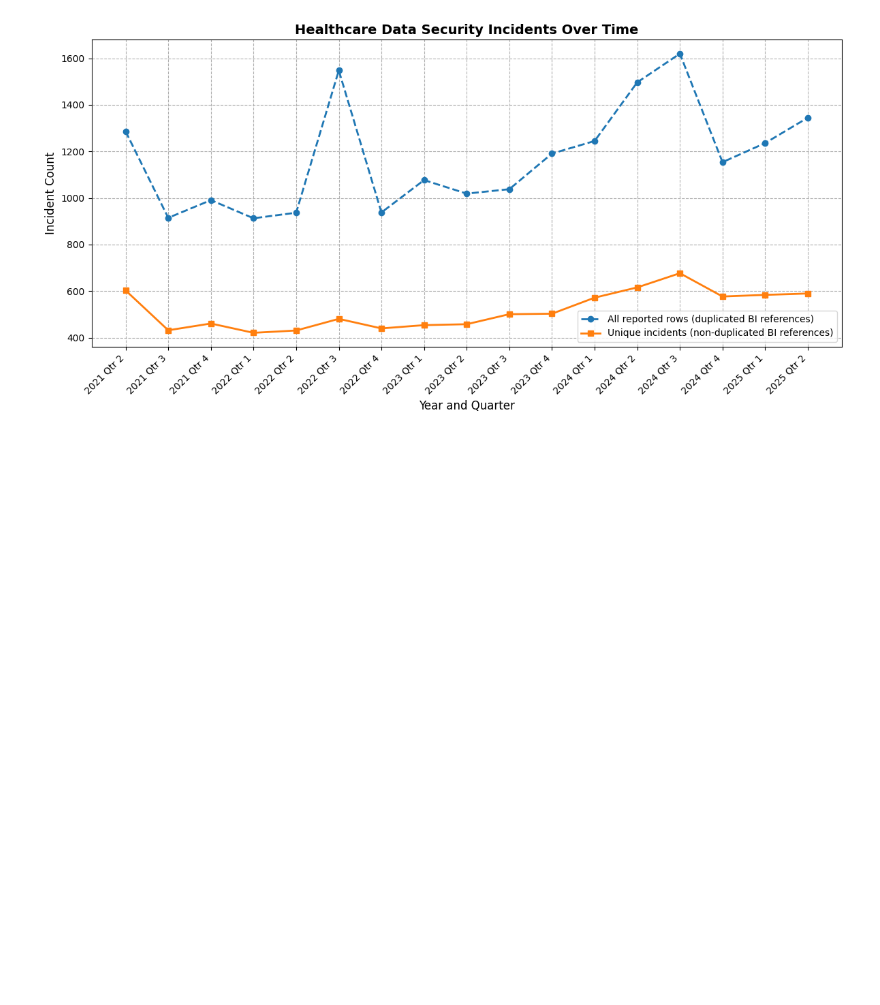
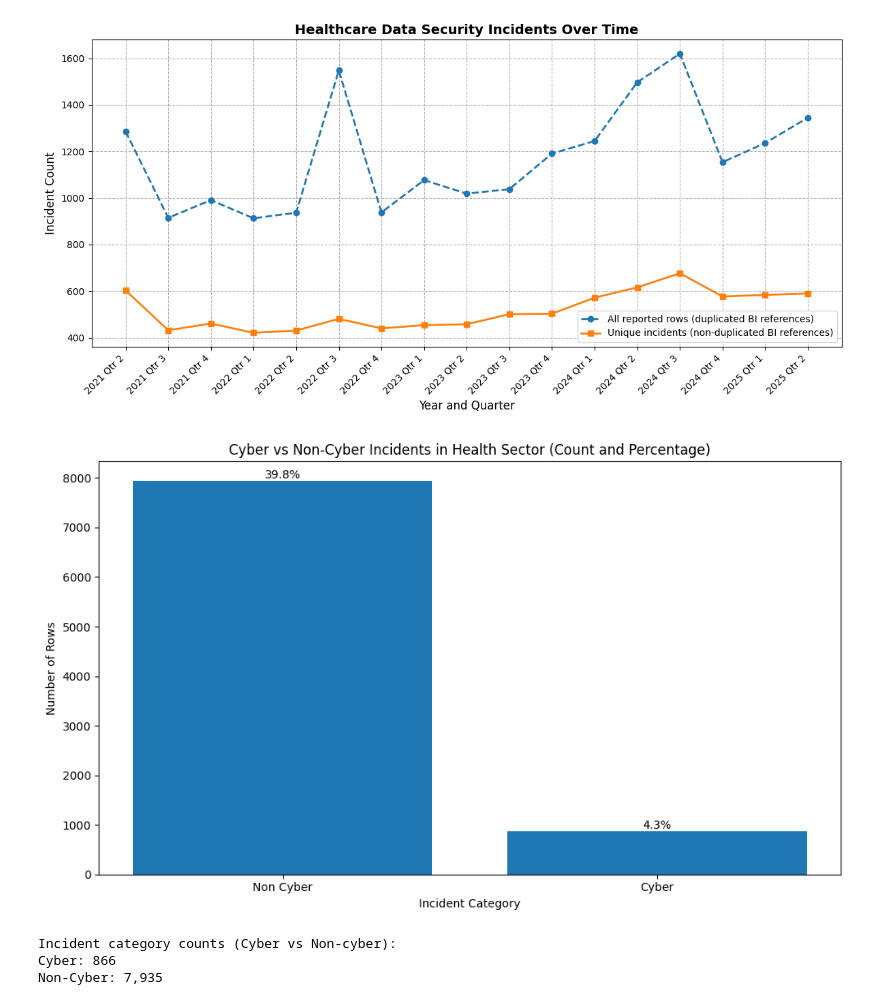
Before and after one commit to maycrowave/healthcare-data-incident-dashboard, a Jupyter notebook: models.ipynb, the cells around one changed output. Saved outputs shown, nothing was run; the diff lists cells and outputs as text; code cells hidden in the pictures; blank space fills up the shorter version.

```diff
--- a/models.ipynb
+++ b/models.ipynb
@@ -172,3 +198,21 @@ Data columns (total 11 columns):
  10  time_taken_to_report       19950 non-null  category
 dtypes: category(11)
 memory usage: 719.6 KB
+# %%
+# Order the data subjects affected category
+df_health["no_data_subjects_affected"] = pd.Categorical(
+    df_health["no_data_subjects_affected"],
+    categories=[
+        "1 to 9",
+        "10 to 99",
+        "100 to 1k",
+        "1k to 10k",
+        "10k to 100k",
+        "100k and above",
+        "Unknown"
+    ],
+    ordered=True
+)
+
+# verify ordering
+df_health["no_data_subjects_affected"].cat.categories
@@ -306,3 +354,7 @@ incident_type                   0
 sector                          0
 time_taken_to_report            0
 dtype: int64
+# %%
+# Create a new df that only contains unique BI references (deduplicated)
+df_health_unique = df_health.drop_duplicates(subset=["bi_reference"], keep="first").reset_index(drop=True)
+print("Unique Rows in Health Sector df:",unique_bi_refs)
@@ -413,3 +466,31 @@ plt.tight_layout()
 plt.show()
 # %% [output]
 [figure]
+# %%
+# Cyber vs Non-cyber incidents
+incident_category_counts = df_health_unique['incident_category'].value_counts()
+incident_category_percents = (incident_category_counts / len(df_health)) * 100
+
+plt.figure(figsize=(10, 6))
+bars = plt.bar(incident_category_counts.index, incident_category_counts.values)
+plt.title("Cyber vs Non-Cyber Incidents in Health Sector (Count and Percentage)")
+plt.xlabel("Incident Category")
+plt.ylabel("Number of Rows")
+plt.xticks(rotation=0)
+
+for bar, percent in zip(bars, incident_category_percents):
+    height = bar.get_height()
+    plt.text(
+        bar.get_x() + bar.get_width() / 2,
+        height, f"{percent:.1f}%",
+        ha="center", va="bottom"
+    )
+
+plt.tight_layout()
+plt.show()
+print(f"Incident category counts (Cyber vs Non-cyber):\nCyber: {incident_category_counts['Cyber']:,} \nNon-Cyber: {incident_category_counts['Non Cyber']:,}")
+# %% [output]
+[figure, added]
+Incident category counts (Cyber vs Non-cyber):
+Cyber: 866
+Non-Cyber: 7,935
```
Also changed, not shown: parts of 9 cells of this notebook.
